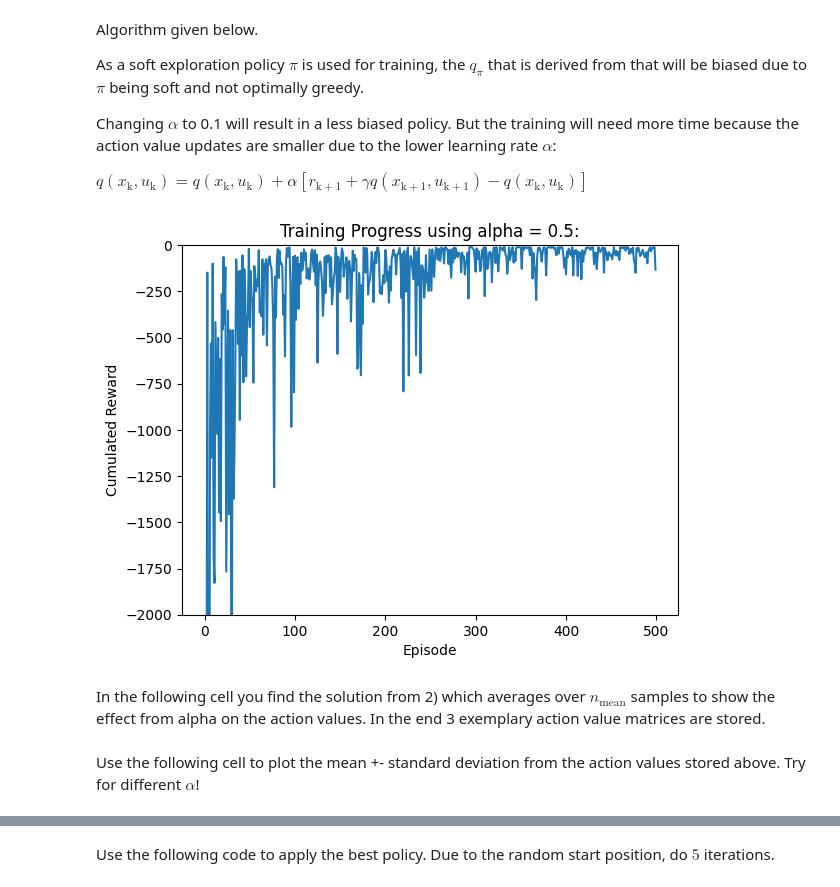
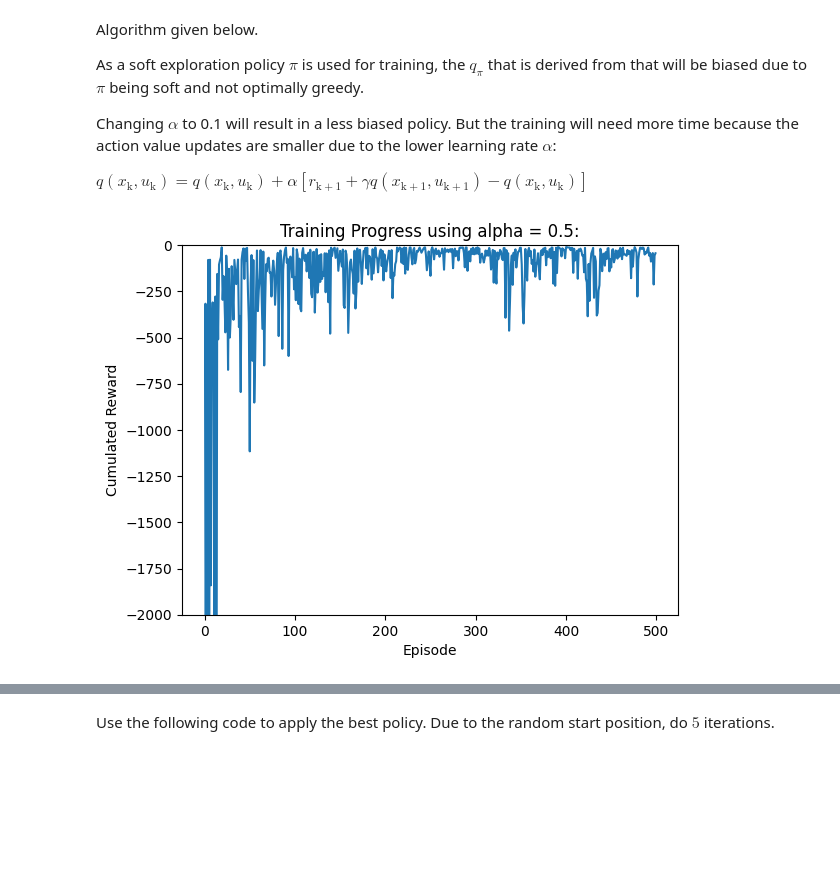
Before and after one commit to upb-lea/reinforcement_learning_course_materials, a Jupyter notebook: exercises/solutions/ex05/TD0_Methods.ipynb, the cells around one changed output, grey strips where cells are left out. Drawn from its saved outputs; the diff is of its cells as text; code cells hidden in the pictures; blank space fills up the shorter version.

```diff
--- a/exercises/solutions/ex05/TD0_Methods.ipynb
+++ b/exercises/solutions/ex05/TD0_Methods.ipynb
@@ -242,83 +272,64 @@ q_sample = []
 
 # configuration parameters
 epsilon = 0.1   # exploration probability
-gamma = 0.5       # discount factor
+gamma = 1       # discount factor
 alpha = 0.5     # forgetting factor
-episodes = 500 # number of evaluated episodes
+n_episodes = 500 # number of evaluated episodes
 
 # define track
 course = course
 track = RaceTrackEnv(course)
 x_size, y_size = len(course[0]), len(course)
 
 ### BEGIN SOLUTION
 
-for e in tqdm(range(episodes), desc='episode'):
+for e in tqdm(range(n_episodes), desc='episode'):
     cumulated_reward = 0
-    terminated = False
 
     pos_map = np.zeros((y_size, x_size))
 
-    p, v = track.reset()
+    state = track.reset()
 
-    # x_k = x0
-    s_y, s_x = p[0], p[1]
-    s_vy, s_vx = v[0], v[1]
-    state_tuple = s_y, s_x, s_vy, s_vx
-
-    # Choose Initial Action greedy
-    if epsilon < np.random.rand(1):
-        # argmax takes action (in the range of [0,8] )with maximal propability in the state_tuple
-        action = np.argmax(action_values[state_tuple])
-    else:
-        action = random.choice(range(9))
+    # get first action
+    action = policy(action_values, state, False, epsilon)
+    action = track.action_to_tuple(action)
+    state_action = track.state_action(state, action)
 
     # episodes do not terminate by time limit
-    while not terminated:
-        pos_map[s_y, s_x] += 1  # exploration map
+    while True:
+        pos_map[state[0], state[1]] += 1  # exploration map
 
-        a = track.action_to_tuple(action)
+        next_state, reward, terminated, truncated, _ = track.step(action)
+        if truncated:
+            next_state = track.reset()
 
-        # save state_action tuple before step
-        a_s = track.state_action((p, v), a)
+        # get action for the next step
+        next_action = policy(action_values, next_state, False, epsilon)
+        next_action = track.action_to_tuple(next_action)
+        next_state_action = track.state_action(next_state, next_action)
 
-        # take environment step
-        (p, v), reward, terminated, truncated, _ = track.step(a)
-        if truncated: p, v = track.reset()
+        action_values = learn(
+            action_values, state_action, next_state_action, reward, gamma, alpha
+        )
+
+        # save variables for the next iteration
+        action = next_action
+        state = next_state
+        state_action = next_state_action
 
         cumulated_reward += reward
-
-        # x_k+1
-        s_y, s_x = p[0], p[1]
-        s_vy, s_vx = v[0], v[1]
-        state_tuple = s_y, s_x, s_vy, s_vx
-
-        # choose action for next step
-        if epsilon < np.random.rand(1):
-            action = np.argmax(action_values[state_tuple])
-        else:
-            action = random.choice(range(9))
-
-        a = track.action_to_tuple(action)
-
-        # save state_action tuple after step
-        next_a_s = track.state_action((p, v), a)
-
-        # update action values
-        action_values[a_s] += alpha * (reward + gamma*action_values[next_a_s]-action_values[a_s])
+        if terminated:
+            break
 
     cumulated_rewards.append(cumulated_reward)
 
 ### END SOLUTION
 
 plt.plot(cumulated_rewards)
 plt.title('Training Progress using alpha = {}:'.format(alpha))
 plt.xlabel('Episode')
 plt.ylabel('Cumulated Reward')
 plt.ylim(-2000, 0)
 plt.show()
 # %% [output]
-[figure, old version]
+[figure, new version]
-# %% [markdown]
-In the following cell you find the solution from 2) which averages over $n_\mathrm{mean}$ samples to show the effect from alpha on the action values.
-In the end 3 exemplary action value matrices are stored.
@@ -403,3 +335,0 @@ for ii in range(n_mean):
-# %% [markdown]
-Use the following cell to plot the mean +- standard deviation from the action values stored above.
-Try for different $\alpha$!
```
Also changed, not shown: parts of 27 cells of this notebook, 5 other files.
